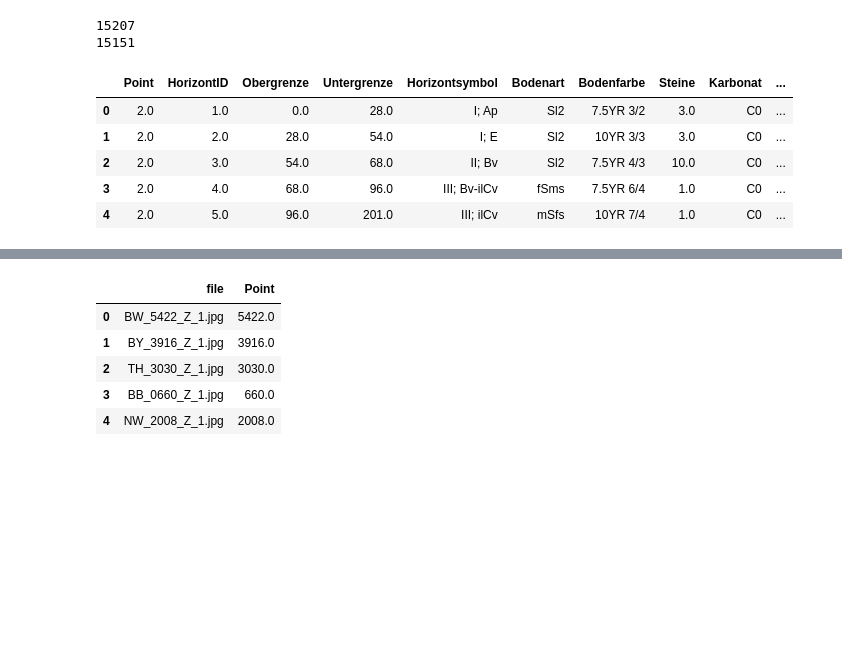
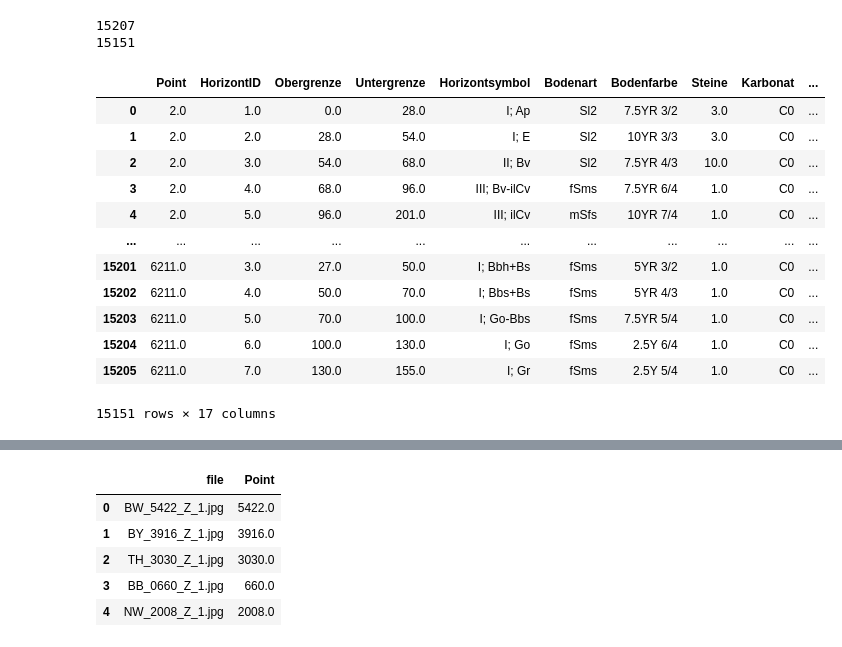
Before and after one commit to calgo-lab/BGR, a Jupyter notebook: notebooks/cv-scratchpad.ipynb, the cells around one changed output, grey strips where cells are left out. Drawn from its saved outputs; the diff is of its cells as text; code cells hidden in the pictures; blank space fills up the shorter version.

```diff
--- a/notebooks/cv-scratchpad.ipynb
+++ b/notebooks/cv-scratchpad.ipynb
@@ -23,15 +24,22 @@ path_masks = "masks"
 # %%
 df = pd.read_csv(path_csv)
 print(len(df.index))
 df = df.dropna(subset=['Bodenart'])
 print(len(df.index))
-df.head()
+df#.head()
 # %% [output]
 15207
 15151
 |  | Point | HorizontID | Obergrenze | Untergrenze | Horizontsymbol | Bodenart | Bodenfarbe | Steine | Karbonat | ... |
 | 0 | 2.0 | 1.0 | 0.0 | 28.0 | I; Ap | Sl2 | 7.5YR 3/2 | 3.0 | C0 | ... |
 | 1 | 2.0 | 2.0 | 28.0 | 54.0 | I; E | Sl2 | 10YR 3/3 | 3.0 | C0 | ... |
 | 2 | 2.0 | 3.0 | 54.0 | 68.0 | II; Bv | Sl2 | 7.5YR 4/3 | 10.0 | C0 | ... |
 | 3 | 2.0 | 4.0 | 68.0 | 96.0 | III; Bv-ilCv | fSms | 7.5YR 6/4 | 1.0 | C0 | ... |
 | 4 | 2.0 | 5.0 | 96.0 | 201.0 | III; ilCv | mSfs | 10YR 7/4 | 1.0 | C0 | ... |
+| ... | ... | ... | ... | ... | ... | ... | ... | ... | ... | ... |
+| 15201 | 6211.0 | 3.0 | 27.0 | 50.0 | I; Bbh+Bs | fSms | 5YR 3/2 | 1.0 | C0 | ... |
+| 15202 | 6211.0 | 4.0 | 50.0 | 70.0 | I; Bbs+Bs | fSms | 5YR 4/3 | 1.0 | C0 | ... |
+| 15203 | 6211.0 | 5.0 | 70.0 | 100.0 | I; Go-Bbs | fSms | 7.5YR 5/4 | 1.0 | C0 | ... |
+| 15204 | 6211.0 | 6.0 | 100.0 | 130.0 | I; Go | fSms | 2.5Y 6/4 | 1.0 | C0 | ... |
+| 15205 | 6211.0 | 7.0 | 130.0 | 155.0 | I; Gr | fSms | 2.5Y 5/4 | 1.0 | C0 | ... |
+15151 rows × 17 columns
```
Also changed, not shown: parts of 5 cells of this notebook.
